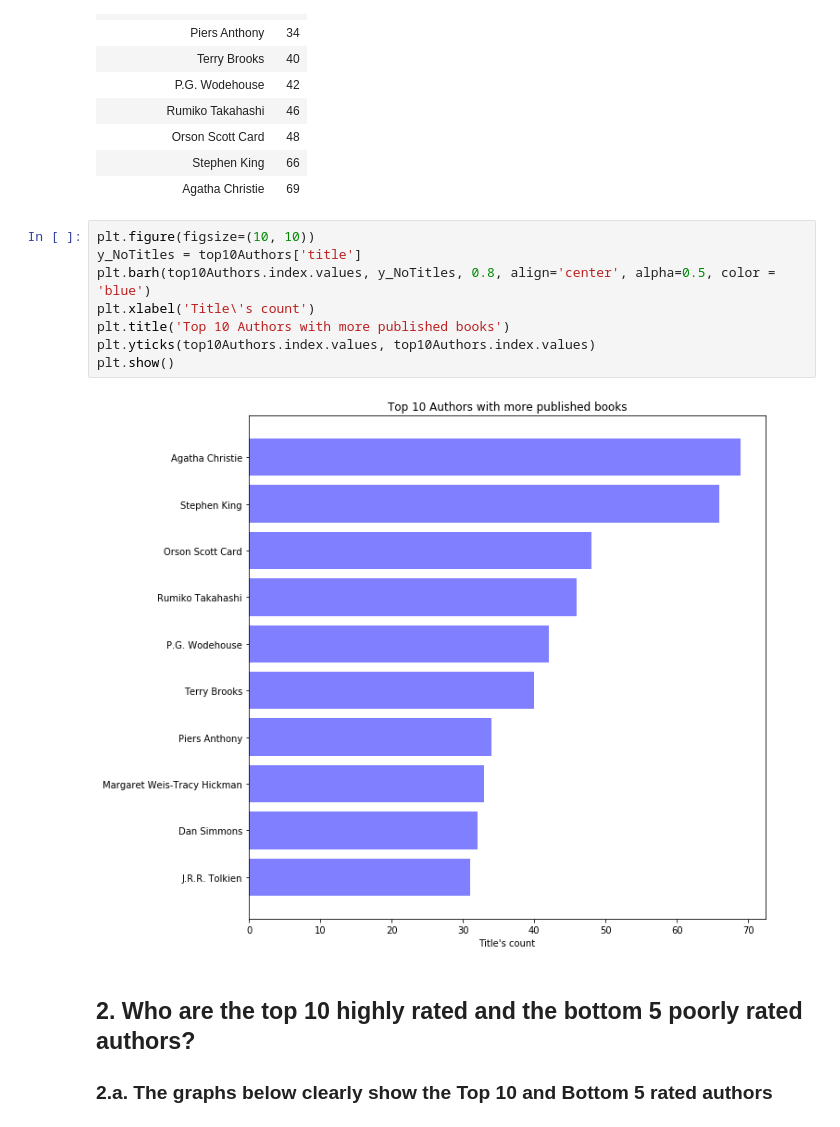
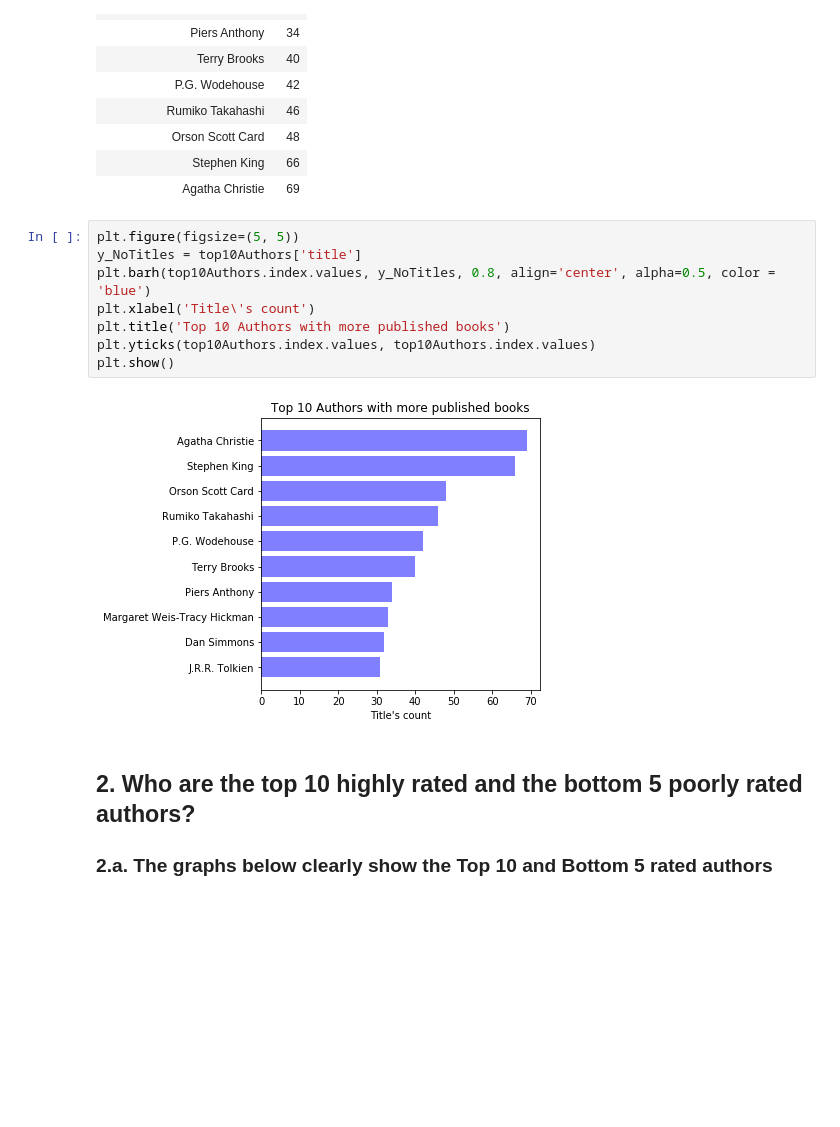
Before and after one commit to kart-projects/Goodreads-books, a Jupyter notebook: Queries.ipynb, the cells around one changed output. Cells and saved outputs as stored; diff of their text form; blank space fills up the shorter version.

```diff
--- a/Queries.ipynb
+++ b/Queries.ipynb
@@ -61,15 +61,15 @@ top10Authors
 | Stephen King | 66 |
 | Agatha Christie | 69 |
 # %%
-plt.figure(figsize=(10, 10))
+plt.figure(figsize=(5, 5))
 y_NoTitles = top10Authors['title']
 plt.barh(top10Authors.index.values, y_NoTitles, 0.8, align='center', alpha=0.5, color = 'blue')
 plt.xlabel('Title\'s count')
 plt.title('Top 10 Authors with more published books')
 plt.yticks(top10Authors.index.values, top10Authors.index.values)
 plt.show()
 # %% [output]
-[figure, old version]
+[figure, new version]
 # %% [markdown]
 ## 2. Who are the top 10 highly rated and the bottom 5 poorly rated authors?
 ### 2.a. The graphs below clearly show the Top 10 and Bottom 5 rated authors
```
Also changed, not shown: parts of 10 cells of this notebook, 1 other file.
